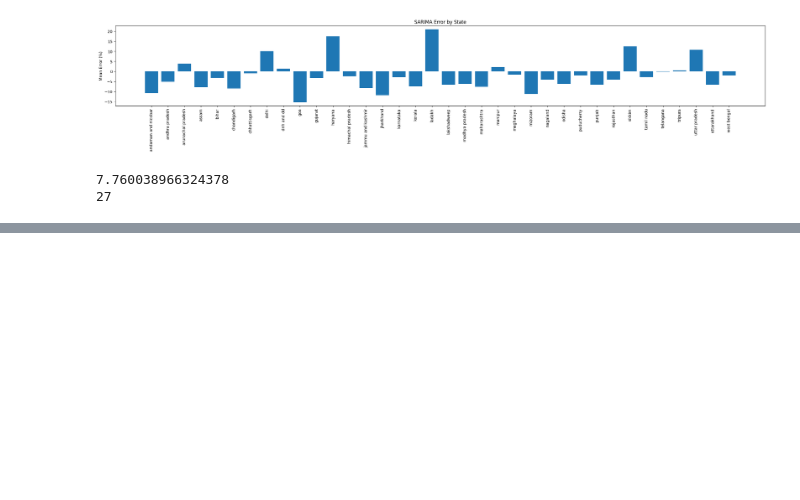
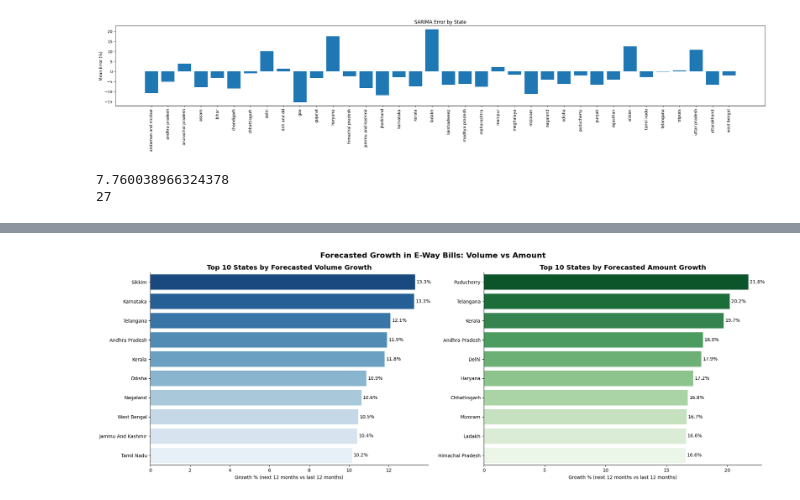
Before and after one commit to IamRaNo/india-logistics-hub-optimizer, a Jupyter notebook: jupyter notebooks/01_forecasting.ipynb, the cells around one changed output, grey strips where cells are left out. Cells and saved outputs as stored; diff of their text form; code cells hidden in the pictures; blank space fills up the shorter version.

```diff
--- a/jupyter notebooks/01_forecasting.ipynb
+++ b/jupyter notebooks/01_forecasting.ipynb
@@ -567,0 +639,19 @@ print((state_error < 0).sum())
+# %%
+last_year_volume = volume_test.groupby('unique_id')['y'].sum()
+next_year_volume = final_volume_pred[final_volume_pred['ds'] < '2027-08-01'].groupby('unique_id')['SARIMA'].sum()
+
+volume_growth = pd.DataFrame({'last_year': last_year_volume, 'next_year': next_year_volume})
+volume_growth['growth_pct'] = ((volume_growth['next_year'] - volume_growth['last_year']) / volume_growth['last_year'] * 100).round(2)
+# %%
+last_year_amount = amount_test.groupby('unique_id')['y'].sum()
+next_year_amount = final_amount_pred[final_amount_pred['ds'] < '2027-08-01'].groupby('unique_id')['SARIMA'].sum()
+
+amount_growth = pd.DataFrame({'last_year': last_year_amount, 'next_year': next_year_amount})
+amount_growth['growth_pct'] = ((amount_growth['next_year'] - amount_growth['last_year']) / amount_growth['last_year'] * 100).round(2)
+# %%
+overall_growth = pd.DataFrame({
+    'volume_growth': volume_growth['growth_pct'],
+    'amount_growth': amount_growth['growth_pct']
+}).reset_index()
+
+overall_growth.head()
@@ -567,0 +665,34 @@ print((state_error < 0).sum())
+# %%
+fig, ax = plt.subplots(1, 2, figsize=(20, 7))
+
+# Left chart: top 10 by volume growth
+top_volume = overall_growth.nlargest(10, 'volume_growth').copy()
+top_volume['unique_id'] = top_volume['unique_id'].str.title()
+
+sns.barplot(x='volume_growth', y='unique_id', data=top_volume, palette='Blues_r', ax=ax[0])
+ax[0].set_title('Top 10 States by Forecasted Volume Growth', fontsize=14, weight='bold')
+ax[0].set_xlabel('Growth % (next 12 months vs last 12 months)')
+ax[0].set_ylabel('')
+
+# Right chart: top 10 by amount growth
+top_amount = overall_growth.nlargest(10, 'amount_growth').copy()
+top_amount['unique_id'] = top_amount['unique_id'].str.title()
+
+sns.barplot(x='amount_growth', y='unique_id', data=top_amount, palette='Greens_r', ax=ax[1])
+ax[1].set_title('Top 10 States by Forecasted Amount Growth', fontsize=14, weight='bold')
+ax[1].set_xlabel('Growth % (next 12 months vs last 12 months)')
+ax[1].set_ylabel('')
+
+# Value labels on the bars and cleaner look
+for a in ax:
+    for container in a.containers:
+        a.bar_label(container, fmt='%.1f%%', padding=3)
+    sns.despine(ax=a)
+
+fig.suptitle('Forecasted Growth in E-Way Bills: Volume vs Amount', fontsize=16, weight='bold')
+plt.tight_layout()
+filename = "top_10_states_forecast"
+plt.savefig(f"{OUTPUT_DIR}/{filename}", dpi=150, bbox_inches='tight')
+plt.show()
+# %% [output]
+[figure, added]
```
Also changed, not shown: parts of 9 cells of this notebook.
